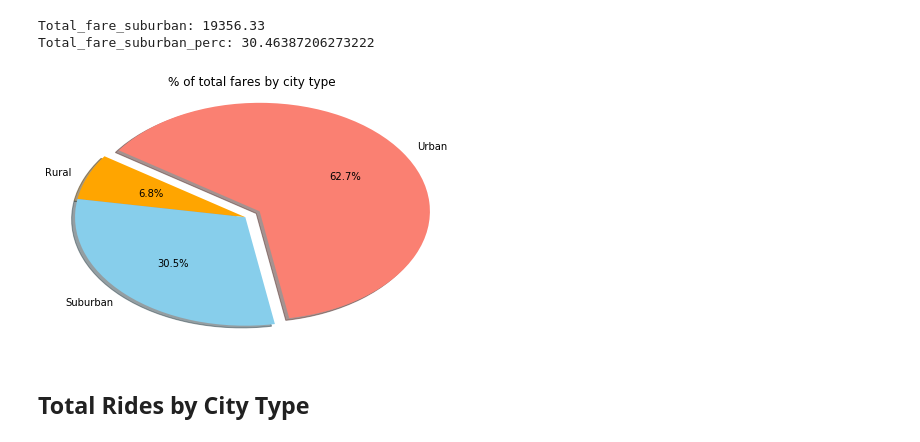
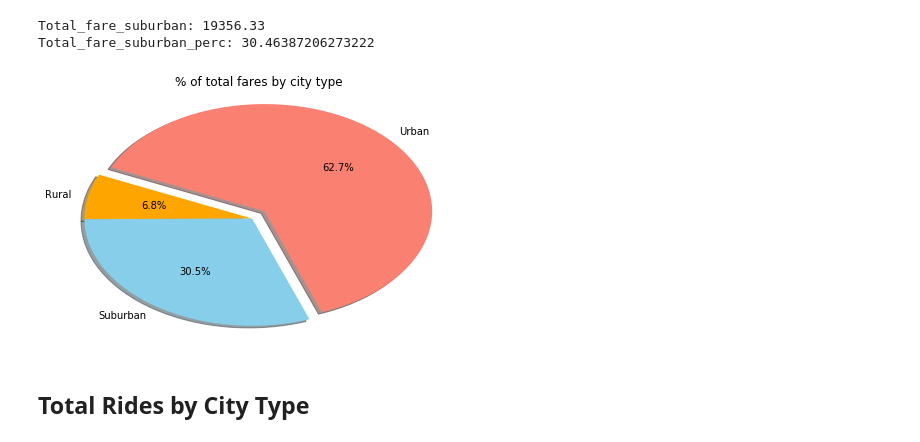
Before and after one commit to pikako77/MatplotLib_HW, a Jupyter notebook: Pyber/MK_pyber.ipynb, the cells around one changed output. Cells and saved outputs as stored; diff of their text form; code cells hidden in the pictures.

```diff
--- a/Pyber/MK_pyber.ipynb
+++ b/Pyber/MK_pyber.ipynb
@@ -317,28 +317,28 @@ Total_fare_suburban_perc: 30.46387206273222
 # %%
 # Build Pie Chart
 pies = ["Urban" , "Rural", "Suburban",]
 perc = [Total_fare_urban_perc, Total_fare_rural_perc, Total_fare_suburban_perc]
 
 colors = ['salmon', 'orange','skyblue']
 explode = (0.1,0,0)
 
 
 plt.pie( perc, explode=explode, labels=pies, colors=colors,
-        autopct="%1.1f%%", shadow=True, startangle=-80)
+        autopct="%1.1f%%", shadow=True, startangle=-70)
 
 # set axis option to auto (to get like HW)
 plt.axis("auto")
 
 plt.title("% of total fares by city type")
 
 
 plt.tight_layout()
 #plt.show()
 
 # Save Figure
 plt.savefig("Images/Pyber_pie_fare.png")
 # %% [output]
-[figure, old version]
+[figure, new version]
 # %%
 # Show Figure
 plt.show()
```
Also changed, not shown: parts of 7 cells of this notebook, 2 other files.
